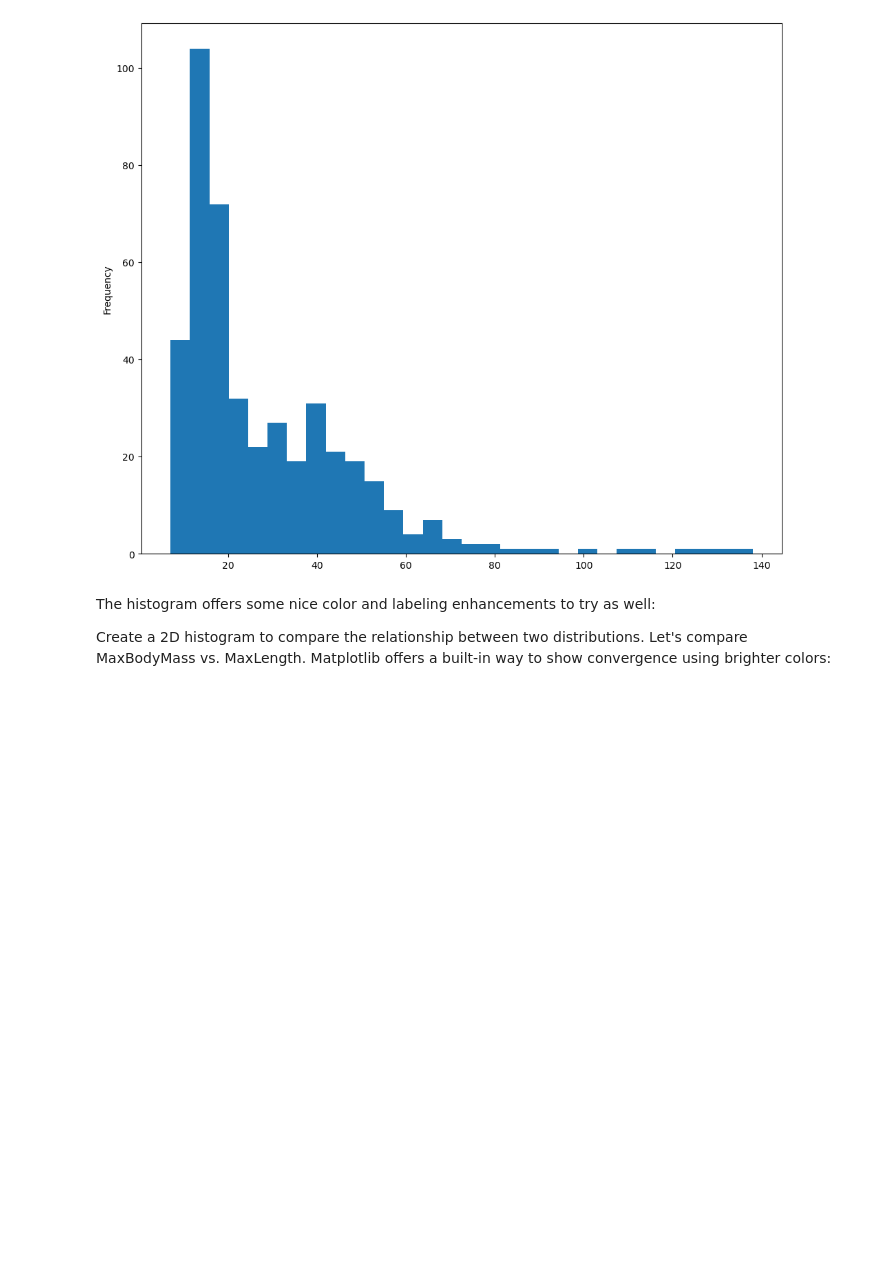
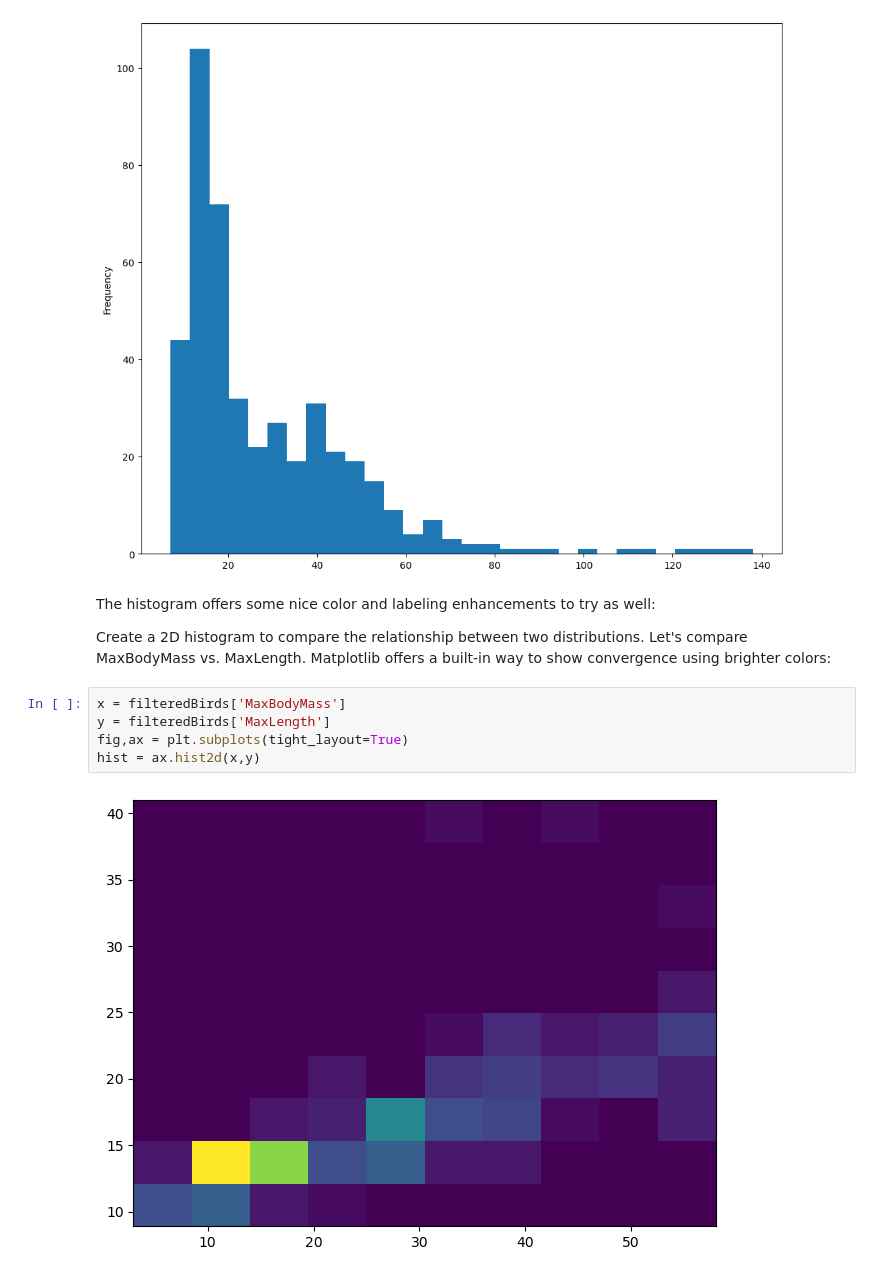
Before and after one commit to lukmanaj/ArewaDS-Machine-Learning-Assignments, a Jupyter notebook: week_03/2_visualizing_distributions.ipynb, the cells around one changed output. Cells and saved outputs as stored; diff of their text form; blank space fills up the shorter version.

```diff
--- a/week_03/2_visualizing_distributions.ipynb
+++ b/week_03/2_visualizing_distributions.ipynb
@@ -73,3 +73,10 @@ The histogram offers some nice color and labeling enhancements to try as well:
 
 
 Create a 2D histogram to compare the relationship between two distributions. Let's compare MaxBodyMass vs. MaxLength. Matplotlib offers a built-in way to show convergence using brighter colors:
+# %%
+x = filteredBirds['MaxBodyMass']
+y = filteredBirds['MaxLength']
+fig,ax = plt.subplots(tight_layout=True)
+hist = ax.hist2d(x,y)
+# %% [output]
+[figure, added]
```
Also changed, not shown: parts of 13 cells of this notebook.
